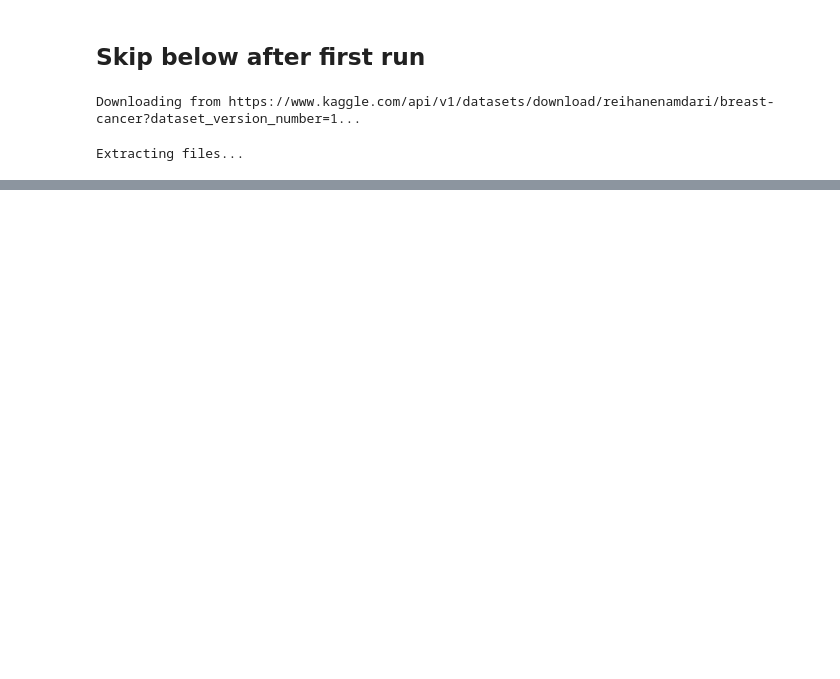
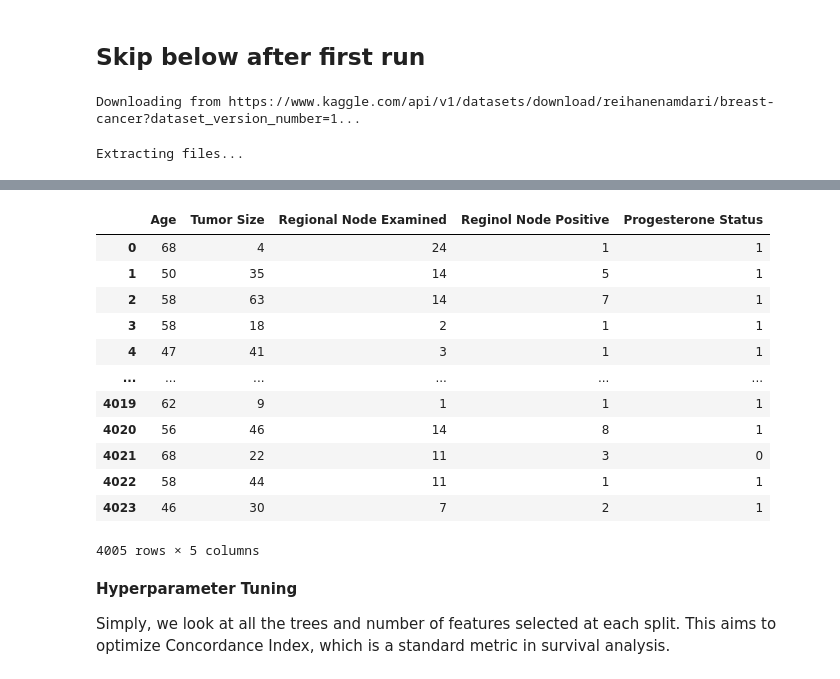
Before and after one commit to Diggy696/BreastCancerPrognosis, a Jupyter notebook: BreastCancerPrognosis.ipynb, the cells around one changed output, grey strips where cells are left out. Cells and saved outputs as stored; diff of their text form; code cells hidden in the pictures; blank space fills up the shorter version.

Commit message:
Initial Survival ML algo based on demo code is inserted after it's converted from R.

```diff
--- a/BreastCancerPrognosis.ipynb
+++ b/BreastCancerPrognosis.ipynb
@@ -22,0 +81,3 @@ df.head()
+# %%
+#Removes target columns from original dataframe, which contains our features only
+X= df.drop(columns = ['Status','Survival Months'])
@@ -22,0 +99,5 @@ df.head()
+# %%
+# Fit a random survival forest to get feature importances
+# 100 trees, a node must have 10 samples to split with each leaf having at least 15 samples, random_state allows reproducibility
+rsf = RandomSurvivalForest(n_estimators = 100, min_samples_split = 10, min_samples_leaf=15, n_jobs = -1, random_state = 42)
+rsf.fit(X, y_structured)
@@ -22,0 +107,22 @@ df.head()
+# %%
+# Custom scoring function for survival analysis
+def cindex_score(model, x, y):
+    prediction = model.predict(x)
+    result = concordance_index_censored(
+        y['Status'], y['Survival Months'], prediction
+    )[0]
+    return result
+
+# permutation based feature importance
+result = permutation_importance (
+    estimator = rsf,
+    X=X,
+    y=y_structured,
+    n_repeats = 10,
+    random_state = 42,
+    n_jobs = -1,
+    scoring = cindex_score #use custom Concordance Index scorer
+)
+
+importance_df = pd.Series(result.importances_mean, index=X.columns).sort_values(ascending = False)
+print("Permutation importances:\n", importance_df)
@@ -22,0 +141,24 @@ df.head()
+# %%
+# Top 5 features
+top_features = importance_df.head(5).index.tolist()
+X_selected = X[top_features]
+# %%
+X_selected
+# %% [output]
+|  | Age | Tumor Size | Regional Node Examined | Reginol Node Positive | Progesterone Status |
+| 0 | 68 | 4 | 24 | 1 | 1 |
+| 1 | 50 | 35 | 14 | 5 | 1 |
+| 2 | 58 | 63 | 14 | 7 | 1 |
+| 3 | 58 | 18 | 2 | 1 | 1 |
+| 4 | 47 | 41 | 3 | 1 | 1 |
+| ... | ... | ... | ... | ... | ... |
+| 4019 | 62 | 9 | 1 | 1 | 1 |
+| 4020 | 56 | 46 | 14 | 8 | 1 |
+| 4021 | 68 | 22 | 11 | 3 | 0 |
+| 4022 | 58 | 44 | 11 | 1 | 1 |
+| 4023 | 46 | 30 | 7 | 2 | 1 |
+4005 rows × 5 columns
+# %% [markdown]
+**Hyperparameter Tuning**
+
+Simply, we look at all the trees and number of features selected at each split.  This aims to optimize Concordance Index, which is a standard metric in survival analysis.
```
Also changed, not shown: parts of 20 cells of this notebook.
